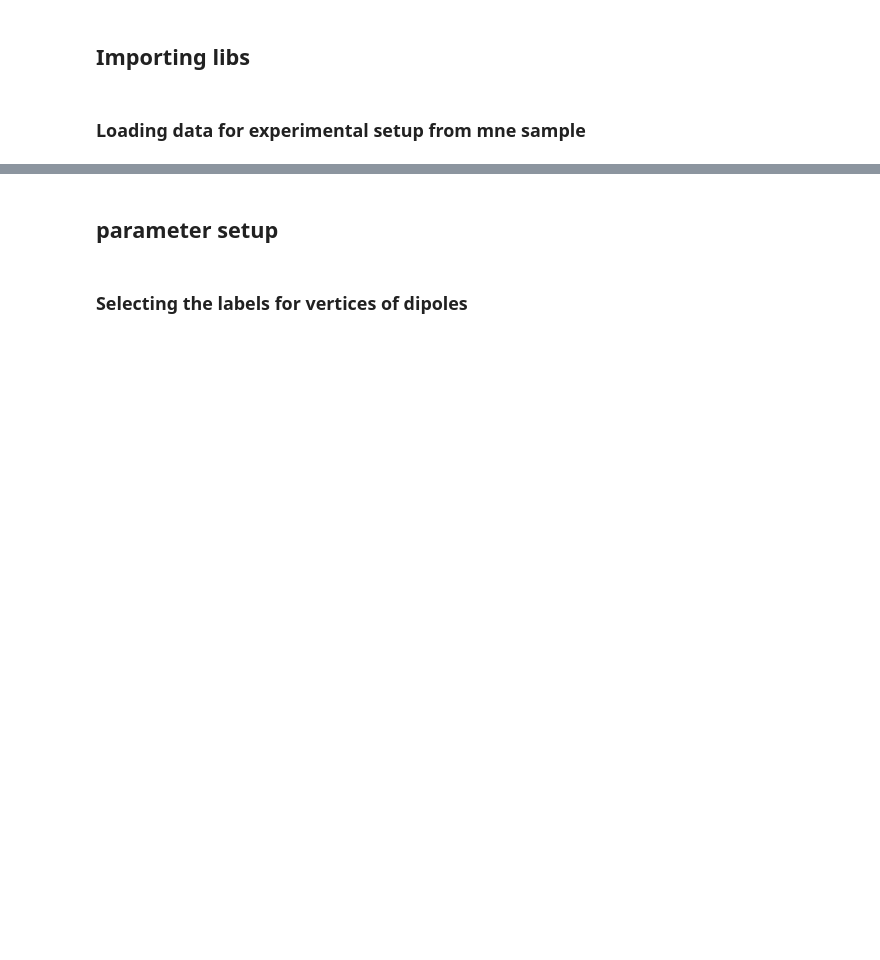
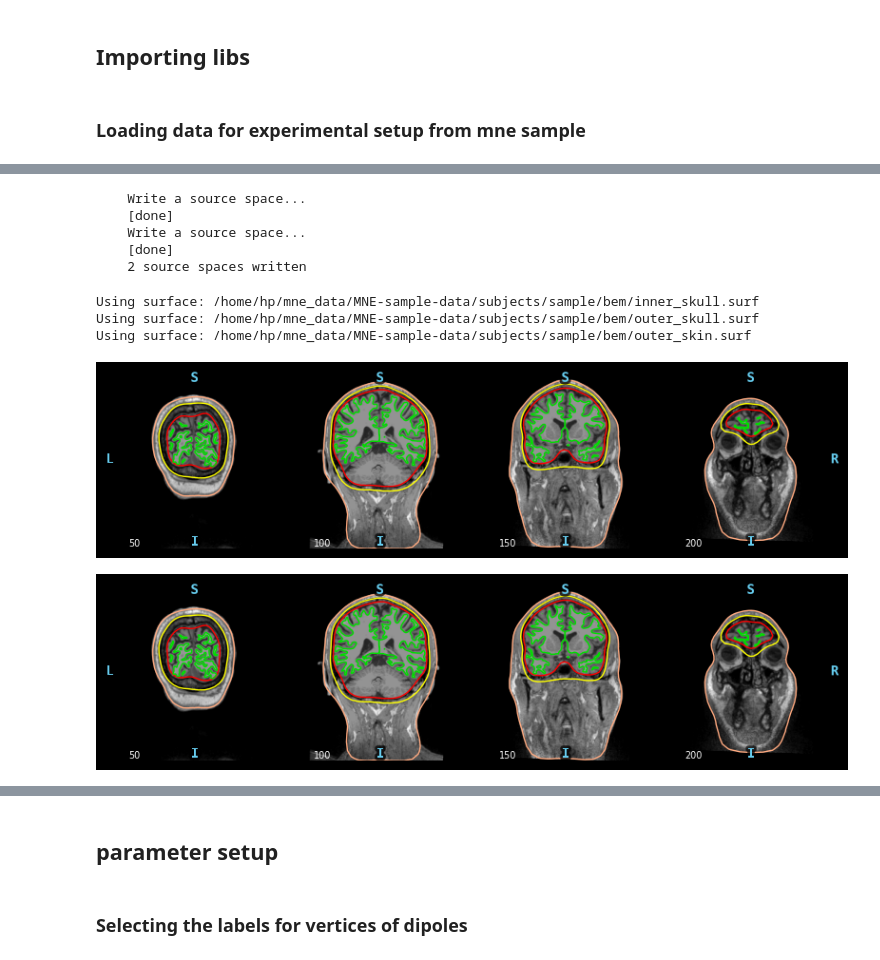
Before and after one commit to obVdo/simulation_src_reco, a Jupyter notebook: simulated_with_sourcesimulator.ipynb, the cells around one changed output, grey strips where cells are left out. Cells and saved outputs as stored; diff of their text form; code cells hidden in the pictures; blank space fills up the shorter version.

```diff
--- a/simulated_with_sourcesimulator.ipynb
+++ b/simulated_with_sourcesimulator.ipynb
@@ -84,0 +96,8 @@ Computing rank from covariance with rank=None
+# %%
+src1.save(meg_path/"sample_audvis-ico5-src.fif")
+# %% [output]
+    Write a source space...
+    [done]
+    Write a source space...
+    [done]
+    2 source spaces written
@@ -84,0 +107,16 @@ Computing rank from covariance with rank=None
+# %%
+plot_bem_kwargs = dict(
+    subject=subject,
+    subjects_dir=subjects_dir,
+    brain_surfaces="white",
+    orientation="coronal",
+    slices=[50, 100, 150, 200],
+)
+
+mne.viz.plot_bem(**plot_bem_kwargs)
+# %% [output]
+Using surface: /home/hp/mne_data/MNE-sample-data/subjects/sample/bem/inner_skull.surf
+Using surface: /home/hp/mne_data/MNE-sample-data/subjects/sample/bem/outer_skull.surf
+Using surface: /home/hp/mne_data/MNE-sample-data/subjects/sample/bem/outer_skin.surf
+[figure, added]
+[figure, added]
```
Also changed, not shown: parts of 54 cells of this notebook.
